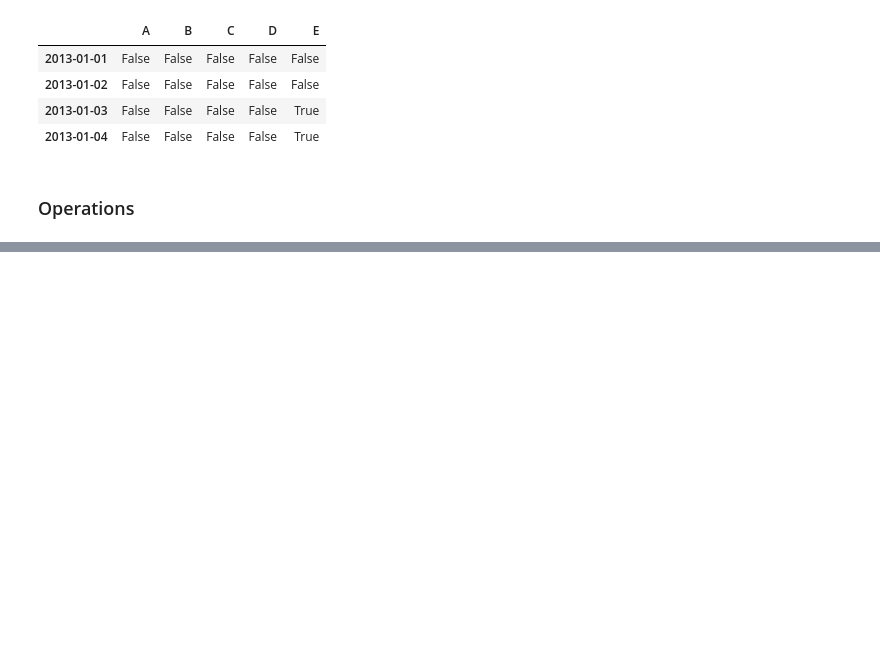
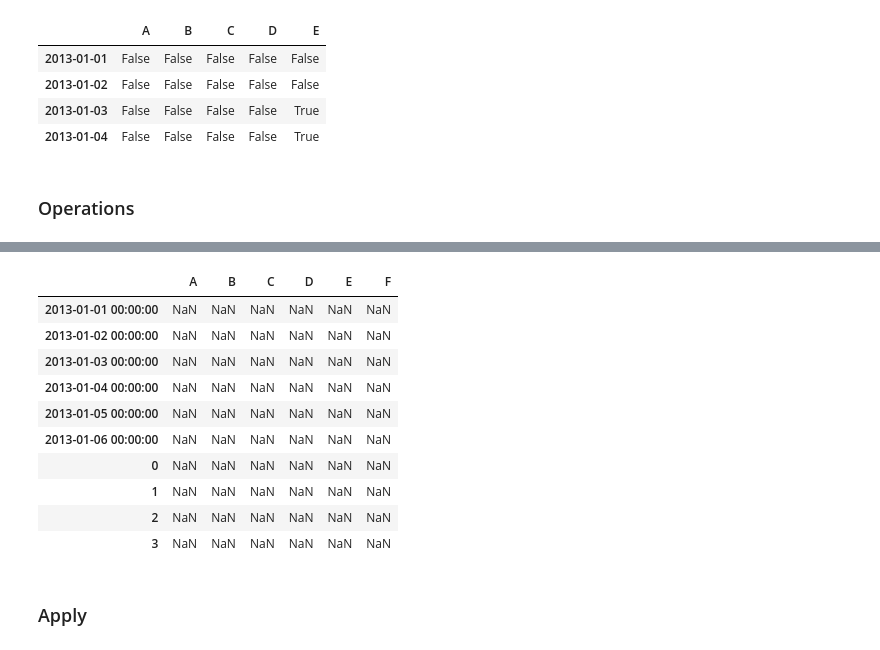
Before and after one commit to AIP-GIT/WIP, a Jupyter notebook: pandas/Amit_Pandas-1.ipynb, the cells around one changed output, grey strips where cells are left out. Cells and saved outputs as stored; diff of their text form; code cells hidden in the pictures; blank space fills up the shorter version.

```diff
--- a/pandas/Amit_Pandas-1.ipynb
+++ b/pandas/Amit_Pandas-1.ipynb
@@ -343,0 +352,3 @@ emp
+# %%
+s = pd.Series([1, 3, 5, np.nan, 6,8],index=dates).shift(2)
+s
@@ -343,0 +363,19 @@ emp
+# %%
+# Equivalent to dataframe - other, but with support to substitute a fill_value for missing data in one of the inputs.
+# With reverse version, rsub.
+# subtracts two dataframe,
+df.sub(s, axis="index")
+# %% [output]
+|  | A | B | C | D | E | F |
+| 2013-01-01 00:00:00 | NaN | NaN | NaN | NaN | NaN | NaN |
+| 2013-01-02 00:00:00 | NaN | NaN | NaN | NaN | NaN | NaN |
+| 2013-01-03 00:00:00 | NaN | NaN | NaN | NaN | NaN | NaN |
+| 2013-01-04 00:00:00 | NaN | NaN | NaN | NaN | NaN | NaN |
+| 2013-01-05 00:00:00 | NaN | NaN | NaN | NaN | NaN | NaN |
+| 2013-01-06 00:00:00 | NaN | NaN | NaN | NaN | NaN | NaN |
+| 0 | NaN | NaN | NaN | NaN | NaN | NaN |
+| 1 | NaN | NaN | NaN | NaN | NaN | NaN |
+| 2 | NaN | NaN | NaN | NaN | NaN | NaN |
+| 3 | NaN | NaN | NaN | NaN | NaN | NaN |
+# %% [markdown]
+### Apply
```
Also changed, not shown: parts of 43 cells of this notebook.
